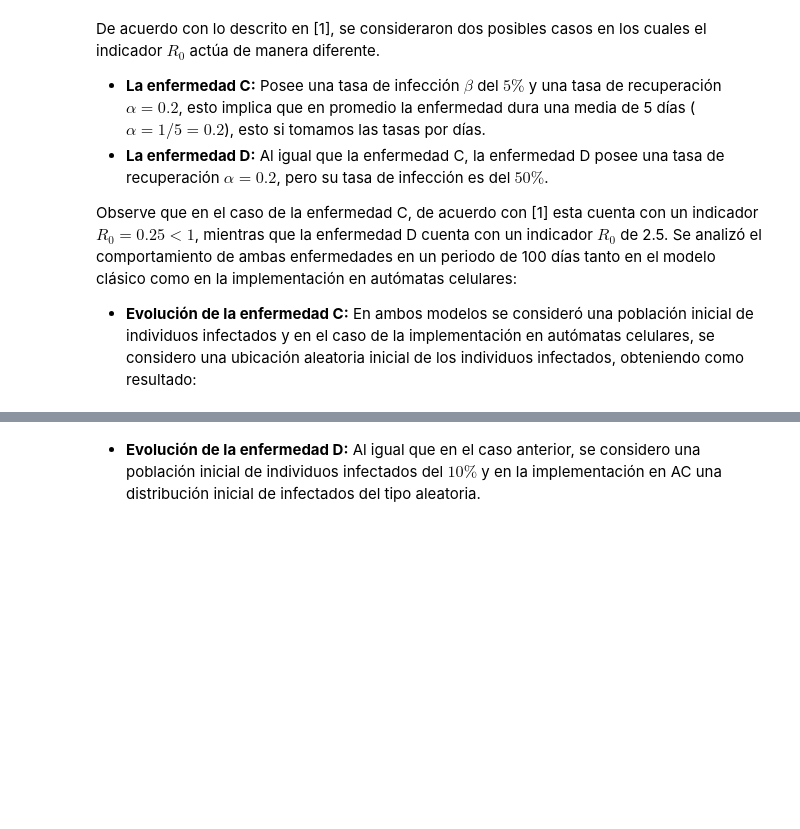
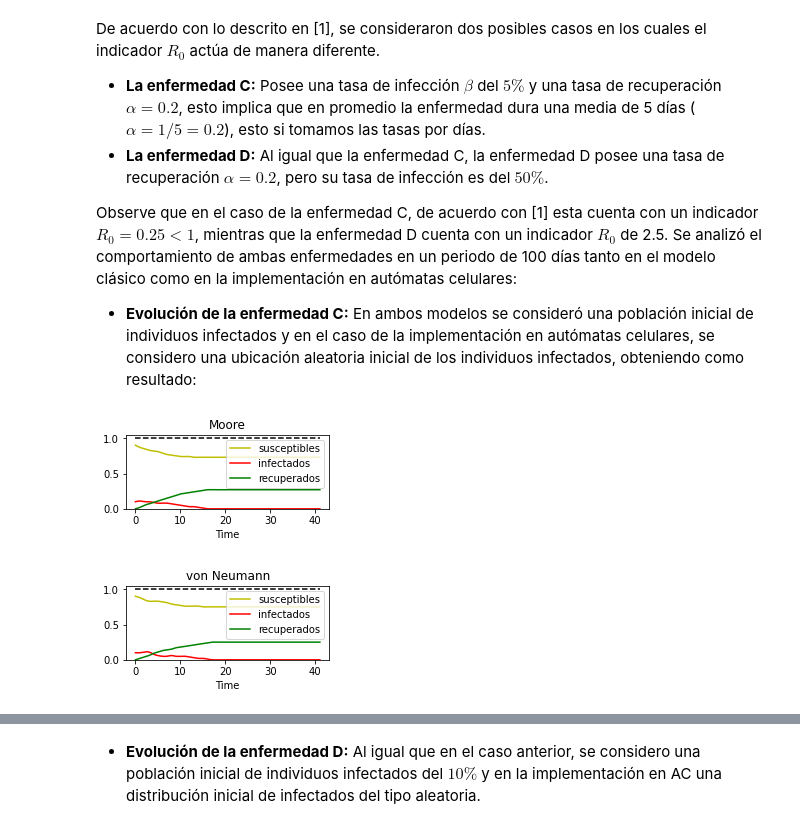
Before and after one commit to Grupo-de-simulacion-con-automatas/CAsimulations-Modelacion-de-dinamicas-topologicas-en-la-propagacion-de-una-enfermedad-usando-CA, a Jupyter notebook: Codigo/Cuaderno actualizado del proyecto CAsimulations.ipynb, the cells around one changed output, grey strips where cells are left out. Cells and saved outputs as stored; diff of their text form; code cells hidden in the pictures; blank space fills up the shorter version.

```diff
--- a/Codigo/Cuaderno actualizado del proyecto CAsimulations.ipynb
+++ b/Codigo/Cuaderno actualizado del proyecto CAsimulations.ipynb
@@ -437,18 +431,21 @@ Observe que en el caso de la enfermedad C, de acuerdo con [1] esta cuenta con un
 # %%
 a=0.2; b=0.05  #alpha y beta
 
 # plt.subplot(2,2,1)
 # plt.title("EDO's model")
 # grafsir(ND,TS,INPUT)
 
-sm = sir(a,b,initialCondition(0.1,np.zeros((10,10))),1,1,Moore)
-svn = sir(a,b,initialCondition(0.1,np.zeros((10,10))),1,1,Von_Neumann)
+sm = models("sir",a,b,initialCondition(0.1,np.zeros((10,10))),Moore)
+svn = models("sir",a,b,initialCondition(0.1,np.zeros((10,10))),Von_Neumann)
 
 plt.subplot(2,2,2)
 sm.metricsPlot(40,title="Moore")
 
 plt.subplot(2,2,3)
 svn.metricsPlot(40,title="von Neumann")
+# %% [output]
+[figure, added]
+[figure, added]
 # %% [markdown]
 ![texto del enlace](https://docs.google.com/drawings/d/e/2PACX-1vSyPNhakKc0-9tIEtdIgnFXszS9Nx_JZAI_yUypiJHVeJ505DrQemgrfpnsxjB_aTd7QQ3XtxsW-xhL/pub?w=703&h=511)
 # %% [markdown]
```
Also changed, not shown: parts of 33 cells of this notebook, 6 other files.
